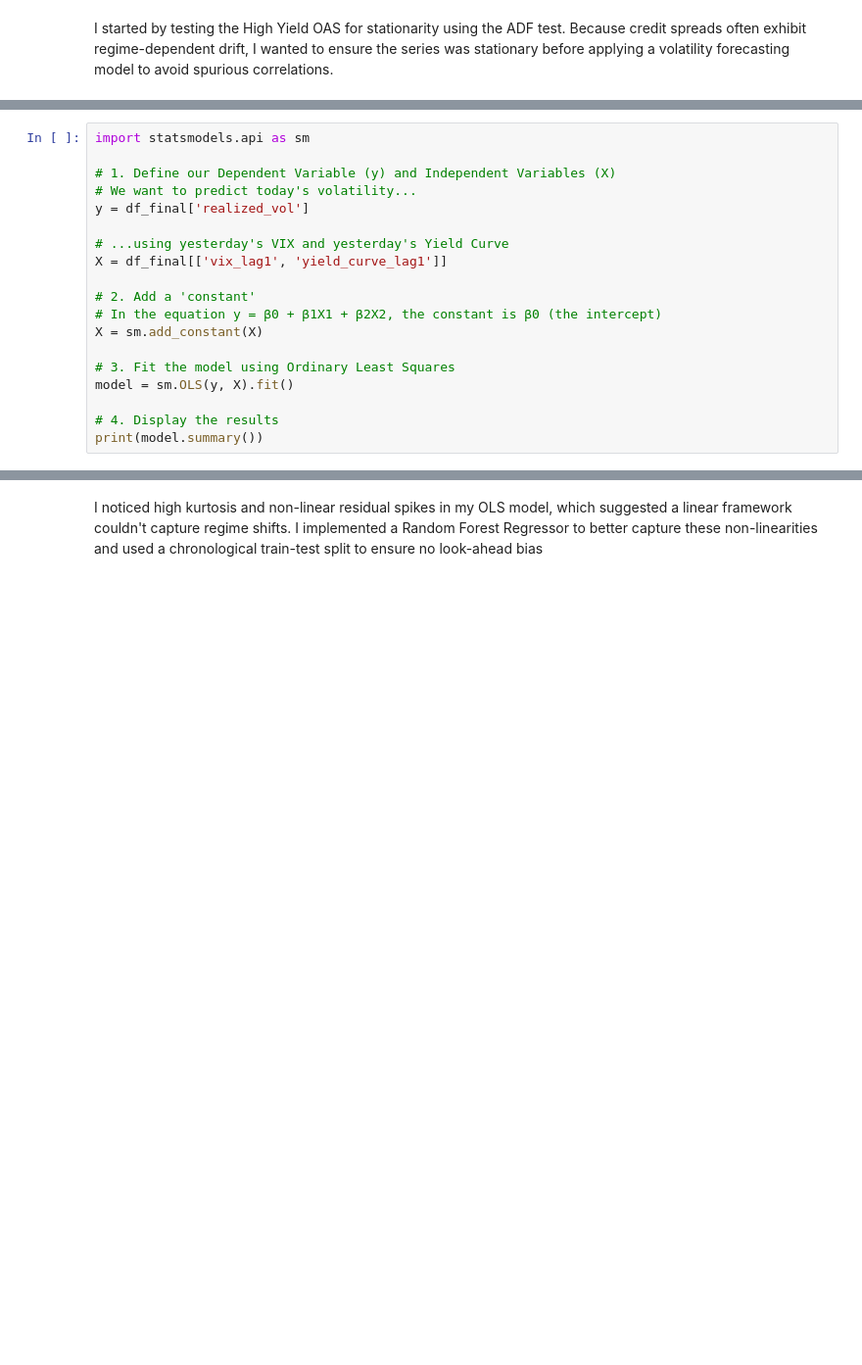
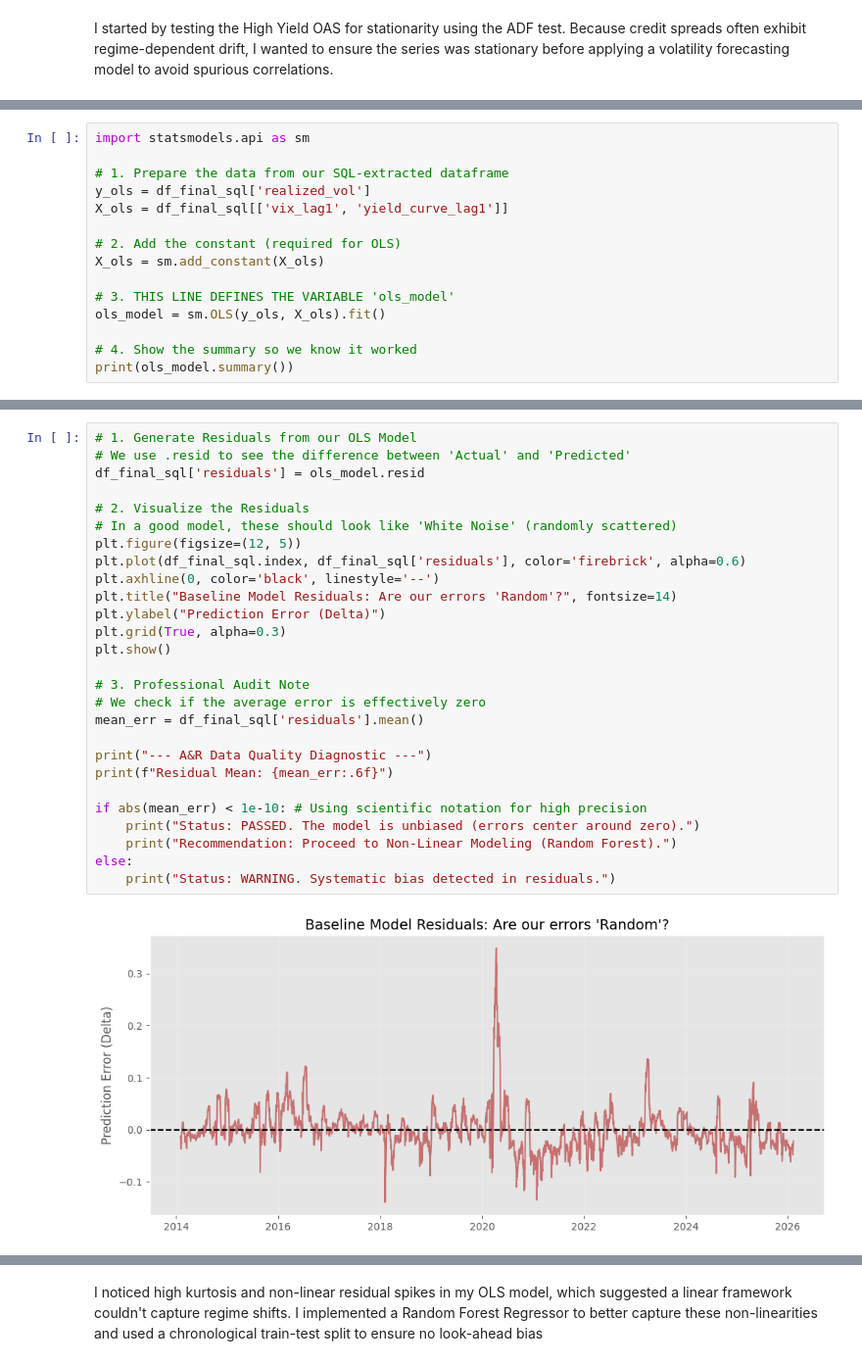
Before and after one commit to jfife-collab/credit-spread-volatility-model, a Jupyter notebook: 01_data_and_eda.ipynb, the cells around one changed output, grey strips where cells are left out. Shown at 98% size. Drawn from its saved outputs; the diff is of its cells as text; blank space fills up the shorter version.

```diff
--- a/01_data_and_eda.ipynb
+++ b/01_data_and_eda.ipynb
@@ -140,0 +284,15 @@ Lagged features created.
+# %%
+import statsmodels.api as sm
+
+# 1. Prepare the data from our SQL-extracted dataframe
+y_ols = df_final_sql['realized_vol']
+X_ols = df_final_sql[['vix_lag1', 'yield_curve_lag1']]
+
+# 2. Add the constant (required for OLS)
+X_ols = sm.add_constant(X_ols)
+
+# 3. THIS LINE DEFINES THE VARIABLE 'ols_model'
+ols_model = sm.OLS(y_ols, X_ols).fit()
+
+# 4. Show the summary so we know it worked
+print(ols_model.summary())
@@ -141,20 +317,29 @@ Lagged features created.
 # %%
-import statsmodels.api as sm
+# 1. Generate Residuals from our OLS Model
+# We use .resid to see the difference between 'Actual' and 'Predicted'
+df_final_sql['residuals'] = ols_model.resid
 
-# 1. Define our Dependent Variable (y) and Independent Variables (X)
-# We want to predict today's volatility...
-y = df_final['realized_vol']
+# 2. Visualize the Residuals
+# In a good model, these should look like 'White Noise' (randomly scattered)
+plt.figure(figsize=(12, 5))
+plt.plot(df_final_sql.index, df_final_sql['residuals'], color='firebrick', alpha=0.6)
+plt.axhline(0, color='black', linestyle='--')
+plt.title("Baseline Model Residuals: Are our errors 'Random'?", fontsize=14)
+plt.ylabel("Prediction Error (Delta)")
+plt.grid(True, alpha=0.3)
+plt.show()
 
-# ...using yesterday's VIX and yesterday's Yield Curve
-X = df_final[['vix_lag1', 'yield_curve_lag1']]
+# 3. Professional Audit Note
+# We check if the average error is effectively zero
+mean_err = df_final_sql['residuals'].mean()
 
-# 2. Add a 'constant'
-# In the equation y = β0 + β1X1 + β2X2, the constant is β0 (the intercept)
-X = sm.add_constant(X)
+print("--- A&R Data Quality Diagnostic ---")
+print(f"Residual Mean: {mean_err:.6f}")
 
-# 3. Fit the model using Ordinary Least Squares
-model = sm.OLS(y, X).fit()
-
-# 4. Display the results
-print(model.summary())
+if abs(mean_err) < 1e-10: # Using scientific notation for high precision
+    print("Status: PASSED. The model is unbiased (errors center around zero).")
+    print("Recommendation: Proceed to Non-Linear Modeling (Random Forest).")
+else:
+    print("Status: WARNING. Systematic bias detected in residuals.")
 # %% [output]
+[figure, added]
```
Also changed, not shown: parts of 18 cells of this notebook, 2 other files.
